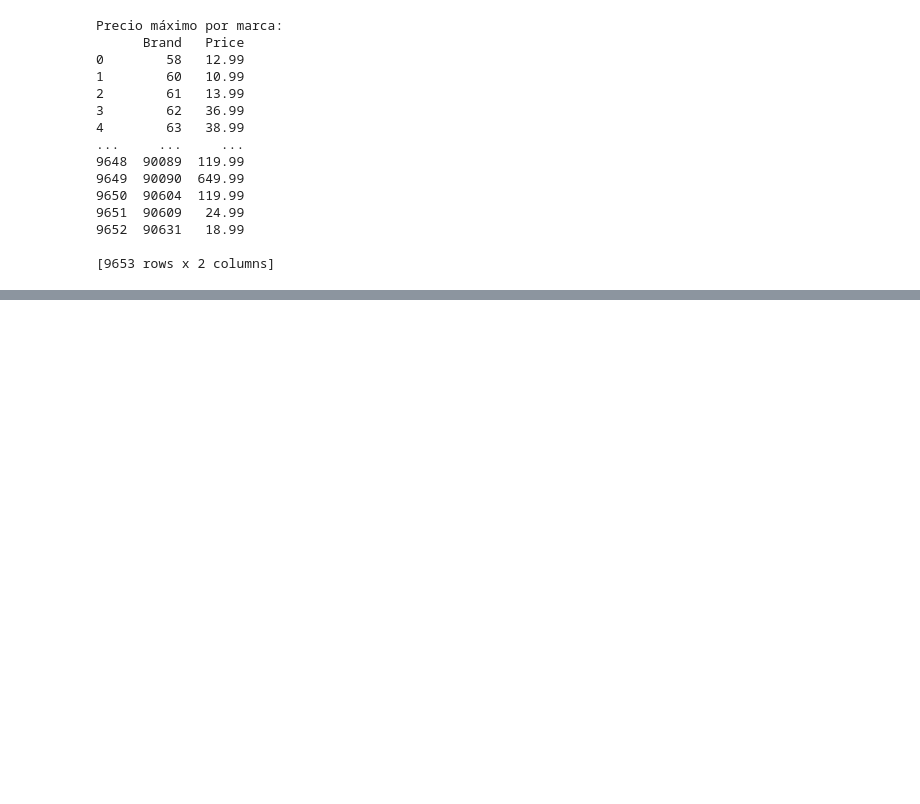
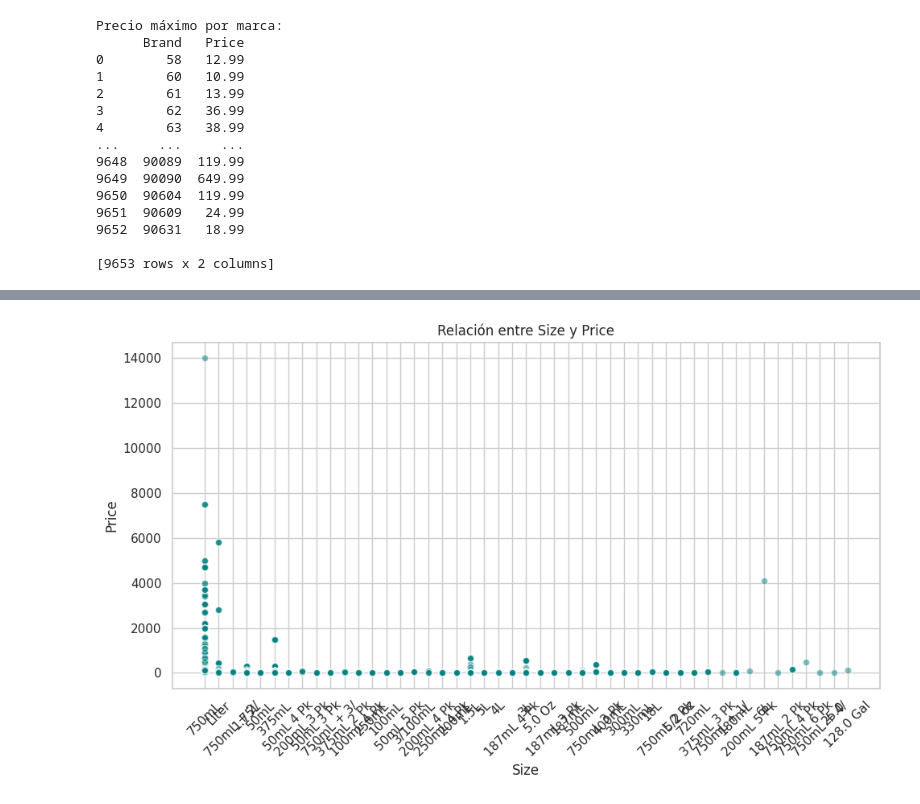
Before and after one commit to RaksoIngenieria/Data-Analytics, a Jupyter notebook: AromasDelValle.ipynb, the cells around one changed output, grey strips where cells are left out. Drawn from its saved outputs; the diff is of its cells as text; code cells hidden in the pictures; blank space fills up the shorter version.

```diff
--- a/AromasDelValle.ipynb
+++ b/AromasDelValle.ipynb
@@ -1194,3 +1194,25 @@ Precio máximo por marca:
 9652  90631   18.99
 
 [9653 rows x 2 columns]
+# %%
+# Asegurar que las columnas numéricas estén en el tipo correcto
+df["onHand"] = pd.to_numeric(df["onHand"], errors="coerce")
+df["Price"] = pd.to_numeric(df["Price"], errors="coerce")
+
+# Calcular el valor total del inventario por fila
+df["ValorInventario"] = df["onHand"] * df["Price"]
+
+# 1. Valor total del inventario por tienda
+valor_por_tienda = df.groupby("Store")["ValorInventario"].sum().sort_values(ascending=False)
+print("Valor total del inventario por tienda (Top 10):")
+print(valor_por_tienda.head(10))
+
+# 2. Valor total del inventario por ciudad
+valor_por_ciudad = df.groupby("City")["ValorInventario"].sum().sort_values(ascending=False)
+print("\nValor total del inventario por ciudad (Top 10):")
+print(valor_por_ciudad.head(10))
+
+# 3. Ranking de marcas con mayor valor en inventario
+valor_por_marca = df.groupby("Brand")["ValorInventario"].sum().sort_values(ascending=False)
+print("\nRanking de marcas con mayor valor en inventario (Top 10):")
+print(valor_por_marca.head(10))
@@ -1196,0 +1260,17 @@ Precio máximo por marca:
+# %%
+# Convertir la columna Price a numérica
+df["Price"] = pd.to_numeric(df["Price"], errors="coerce")
+
+# Crear el scatter plot
+plt.figure(figsize=(10, 6))
+plt.scatter(df["Size"], df["Price"], alpha=0.5, color='teal', edgecolors='w')
+plt.title("Relación entre Size y Price")
+plt.xlabel("Size")
+plt.ylabel("Price")
+plt.xticks(rotation=45)
+plt.grid(True)
+plt.tight_layout()
+plt.savefig("scatter_size_vs_price.png")
+plt.show()
+# %% [output]
+[figure, added]
```
Also changed, not shown: parts of 2 cells of this notebook.
